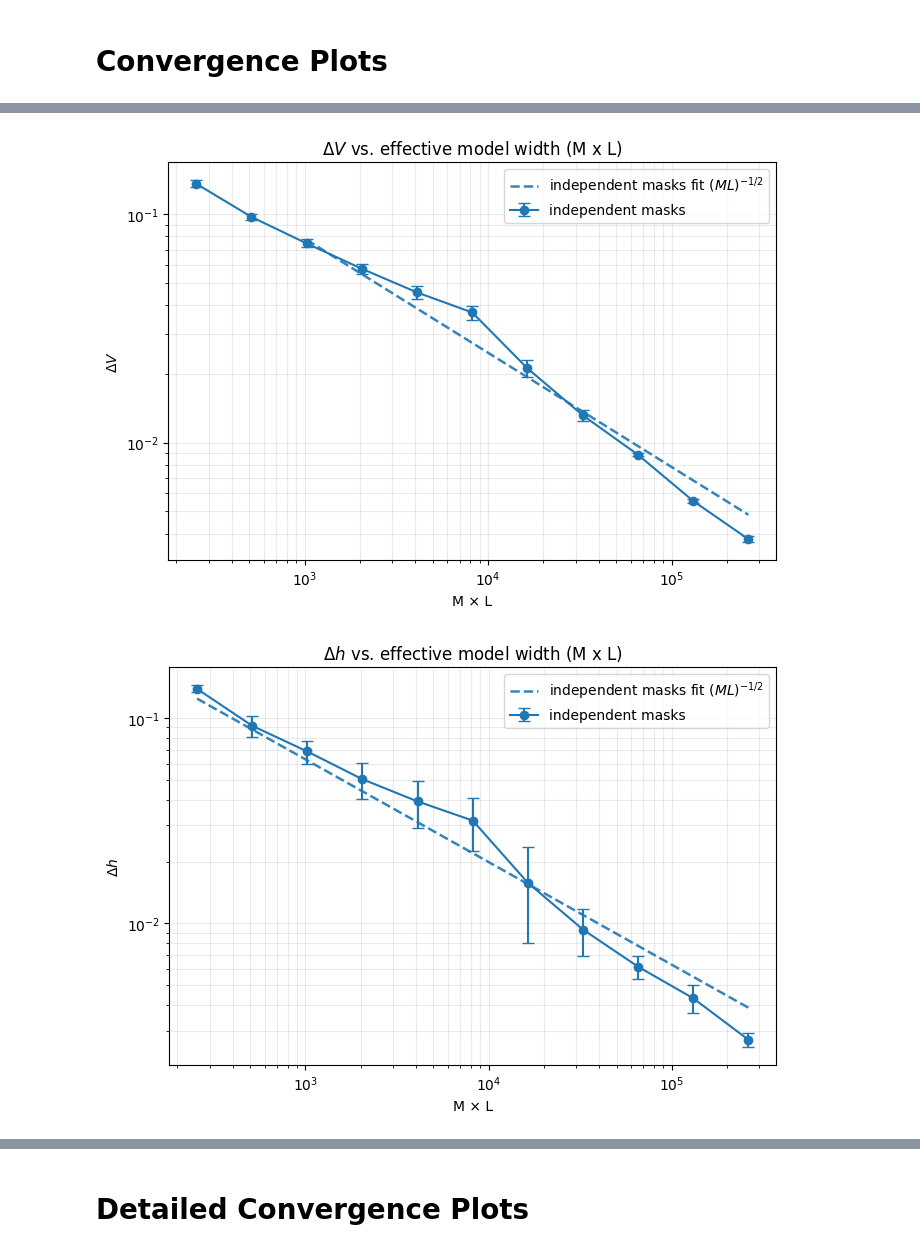
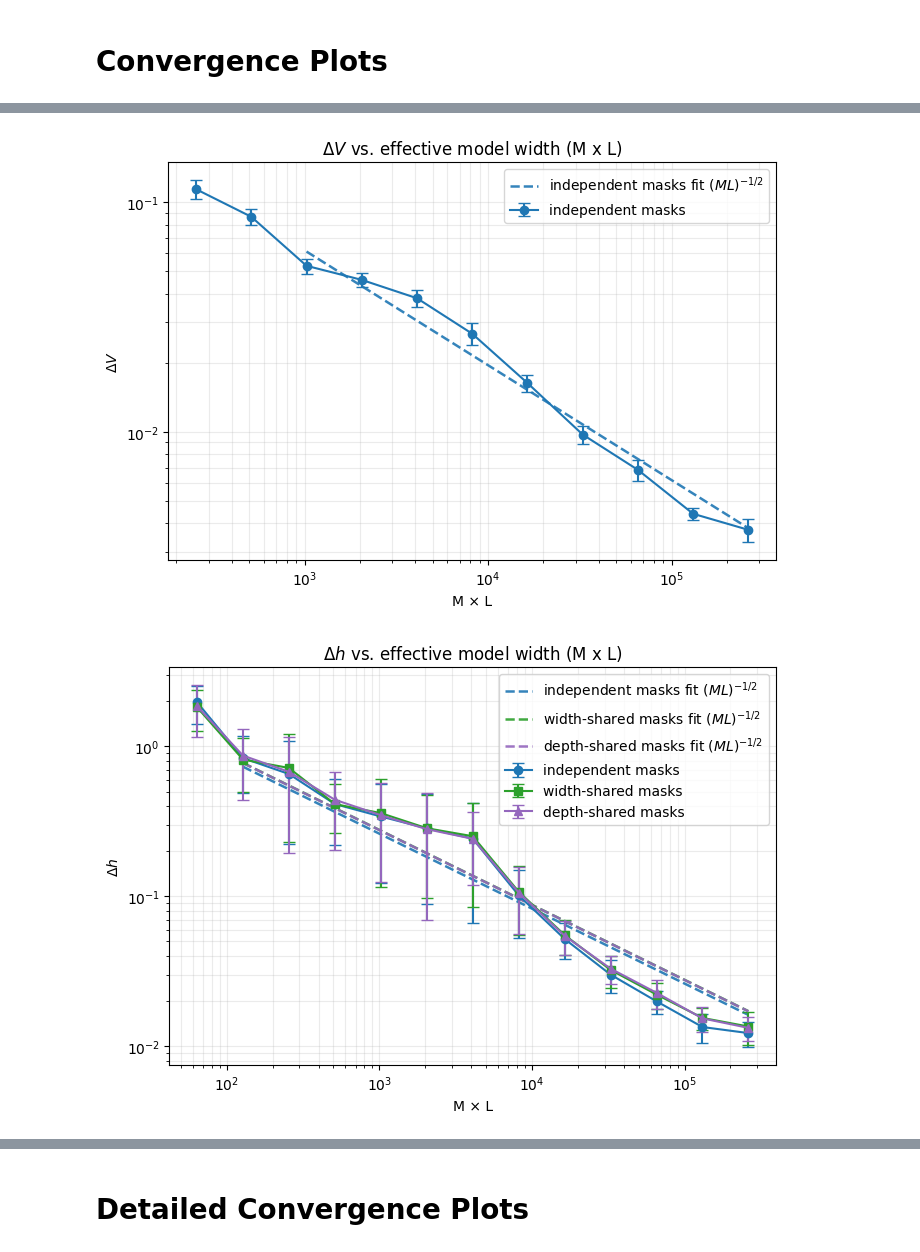
Before and after one commit to xavimaass/dropout_and_ram_2026, a Jupyter notebook: plots_from_multi_runs_load.ipynb, the cells around one changed output, grey strips where cells are left out. Cells and saved outputs as stored; diff of their text form; code cells hidden in the pictures.

```diff
--- a/plots_from_multi_runs_load.ipynb
+++ b/plots_from_multi_runs_load.ipynb
@@ -6,7 +6,8 @@ import pandas as pd
 DATASET = "cifar10"  # or "mnist"
 # %%
 #df_results_og = pd.read_csv(f"plots/{DATASET}/new_data_rms_nsteps50.csv")
-df_results_og = pd.read_csv(f"plots/{DATASET}/data_rms_nsteps50.csv")
+#df_results_og = pd.read_csv(f"plots/{DATASET}/data_rms_nsteps50.csv")
+df_results_og = pd.read_csv(f"plots/{DATASET}/data_rms_nsteps25.csv")
 #df_results_og = pd.read_csv(f"plots/{DATASET}/data_rms.csv")
 # %% [markdown]
 # Convergence Plots
@@ -257,13 +258,13 @@ figU = plot_metric_vs_ML(df_results, variants=["full_unit_dropout"], metric='Del
 # %%
 figV = plot_metric_vs_ML(df_results, variants=["full_unit_dropout"], metric='Delta_V', log_x=True, log_y=True, fit_ml_inv_sqrt=[True], fit_ml_bounds=(1000, 10000000))
 # %% [output]
-[figure, old version]
+[figure, new version]
 # %%
 #figV.savefig(f"plots/{DATASET}/Delta_V_vs_ML.pdf")
 # %%
-figh = plot_metric_vs_ML(df_results, variants=["full_unit_dropout"], metric='Delta_h', log_x=True, log_y=True, fit_ml_inv_sqrt=[True], fit_ml_bounds=(100, 10000000))
+figh = plot_metric_vs_ML(df_results, variants=["full_unit_dropout", "stochastic_depth", "single_source_M"], metric='Delta_h', log_x=True, log_y=True, fit_ml_inv_sqrt=[True, True, True], fit_ml_bounds=(100, 10000000))
 # %% [output]
-[figure, old version]
+[figure, new version]
 # %%
 #figh.savefig(f"plots/{DATASET}/Delta_h_vs_ML.pdf")
 # %%
```
Also changed, not shown: parts of 9 cells of this notebook, 1 other file.
